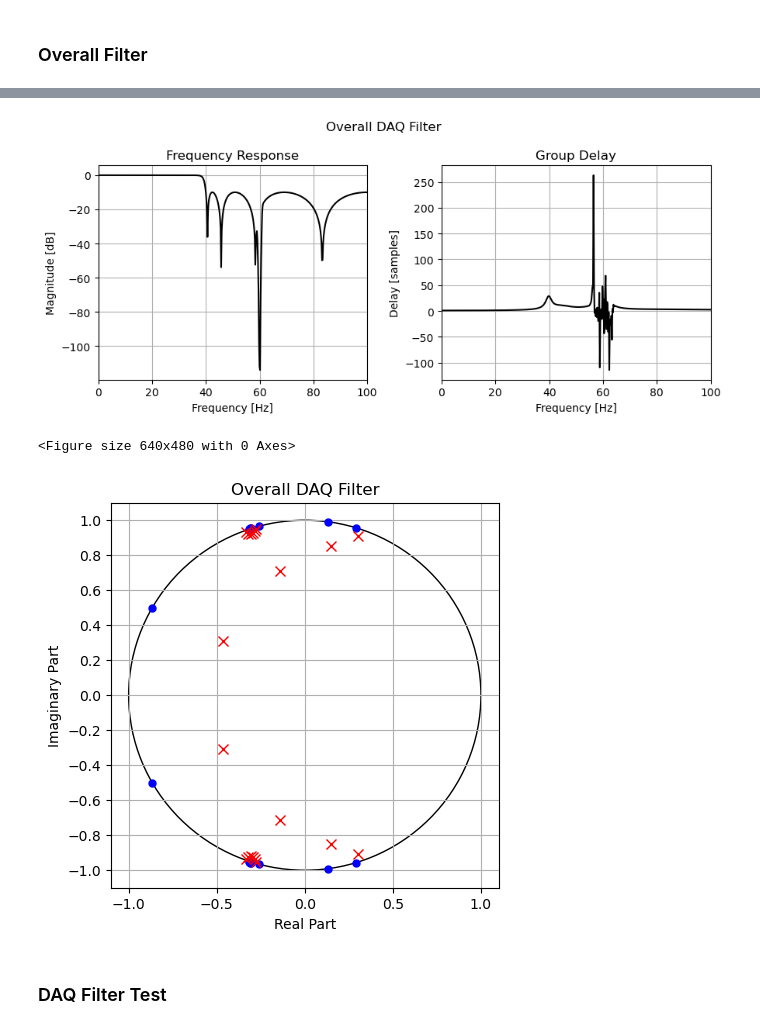
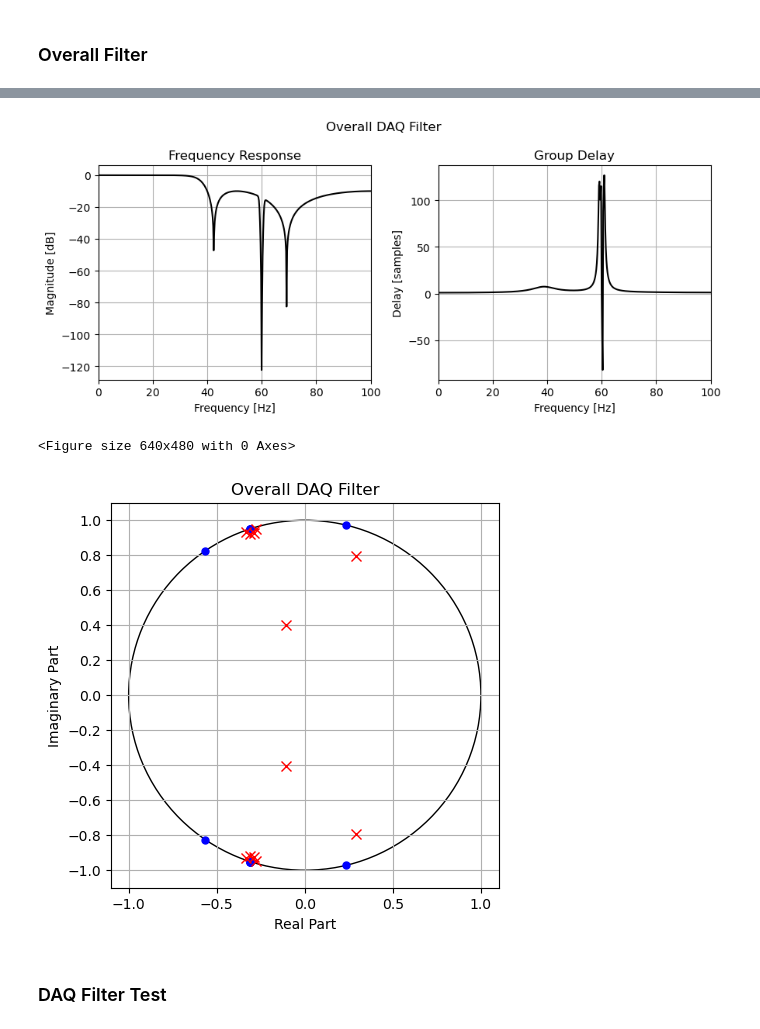
Before and after one commit to bryanmcelvy/microHeartMonitor, a Jupyter notebook: tools/filter_design/filt_design.ipynb, the cells around one changed output, grey strips where cells are left out. Saved outputs shown, nothing was run; the diff lists cells and outputs as text; code cells hidden in the pictures.

```diff
--- a/tools/filter_design/filt_design.ipynb
+++ b/tools/filter_design/filt_design.ipynb
@@ -44,7 +35,7 @@ def printBiquadInArmFormat(sos):
 # %% [markdown]
 ### Low Pass Filter
 # %%
-sos1 = signal.iirfilter(N = 8, Wn = 40, btype="lowpass", rs=10, ftype='cheby2', fs=fs, output='sos')
+sos1 = signal.iirfilter(N=4, Wn=40, btype="lowpass", rs=10, ftype='cheby2', fs=fs, output='sos')
 printBiquadInArmFormat(sos1)
 # %% [output]
 {
@@ -78,7 +62,7 @@ abs(p) = [0.55555992 0.55555992 0.72450339 0.72450339 0.86366088 0.86366088
 # %% [markdown]
 ### IIR Notch Filter
 # %%
-sos2 = signal.iirfilter(N=6, Wn=[59, 61], btype='bandstop', output='sos', fs=fs)
+sos2 = signal.iirfilter(N=4, Wn=[59, 61], btype='bandstop', output='sos', fs=fs)
 printBiquadInArmFormat(sos2)
 # %% [output]
 {
@@ -145,12 +131,12 @@ printBiquadInArmFormat(sos3)
 # %%
 b3, a3 = signal.sos2tf(sos3)
 
-plot_domain_f(b3, a3, fs=fs, in_dB=True, filt_name="Overall DAQ Filter")
+plot_freq_domain(b3, a3, fs=fs, in_dB=True, filt_name="Overall DAQ Filter")
 plot_pole_zero(b3, a3, filt_name="Overall DAQ Filter")
 # %% [output]
-[figure, old version]
+[figure, new version]
 <Figure size 640x480 with 0 Axes>
-[figure, old version]
+[figure, new version]
 # %% [markdown]
 ### DAQ Filter Test
 # %%
```
Also changed, not shown: parts of 29 cells of this notebook, 4 other files.
